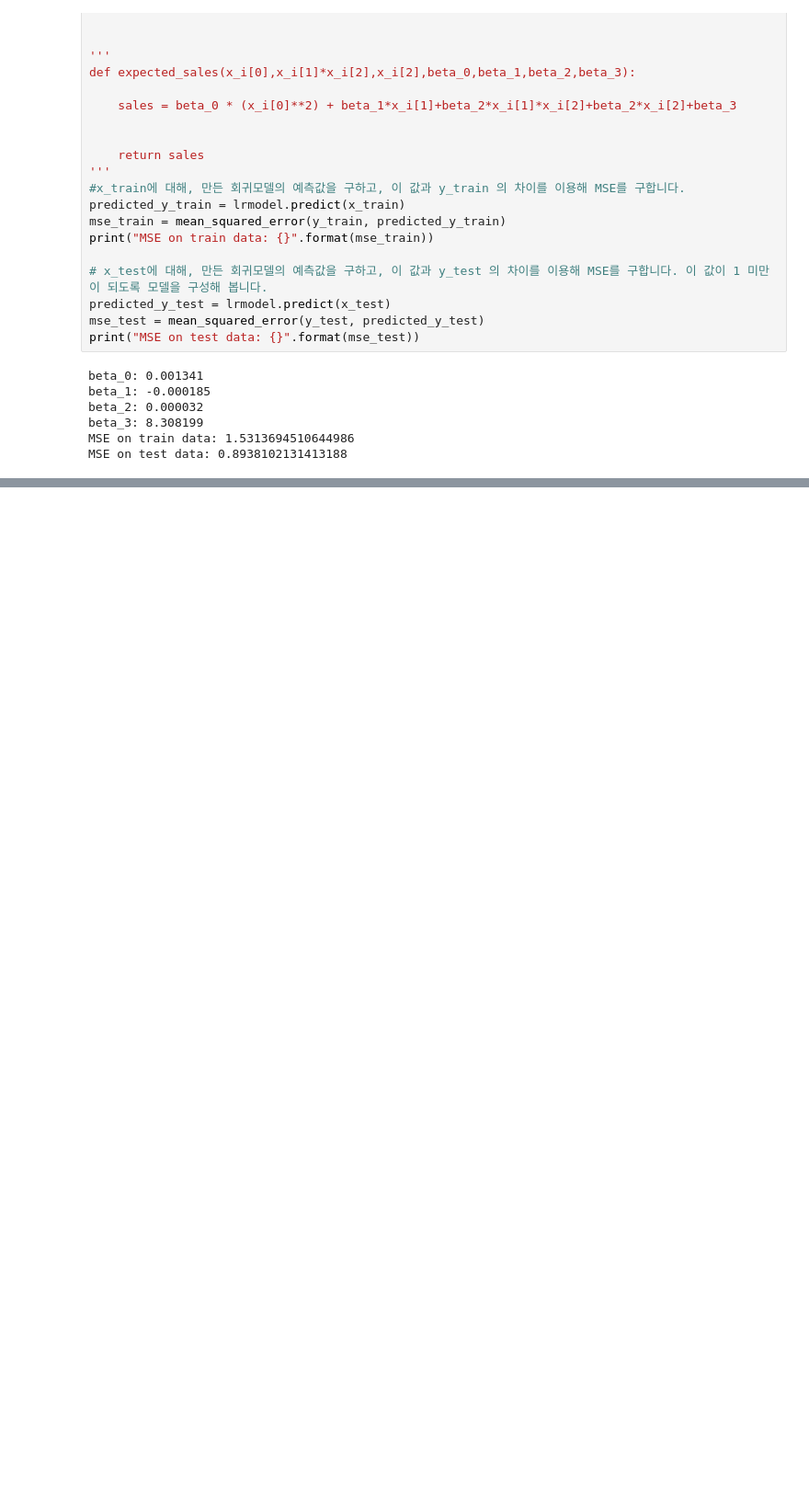
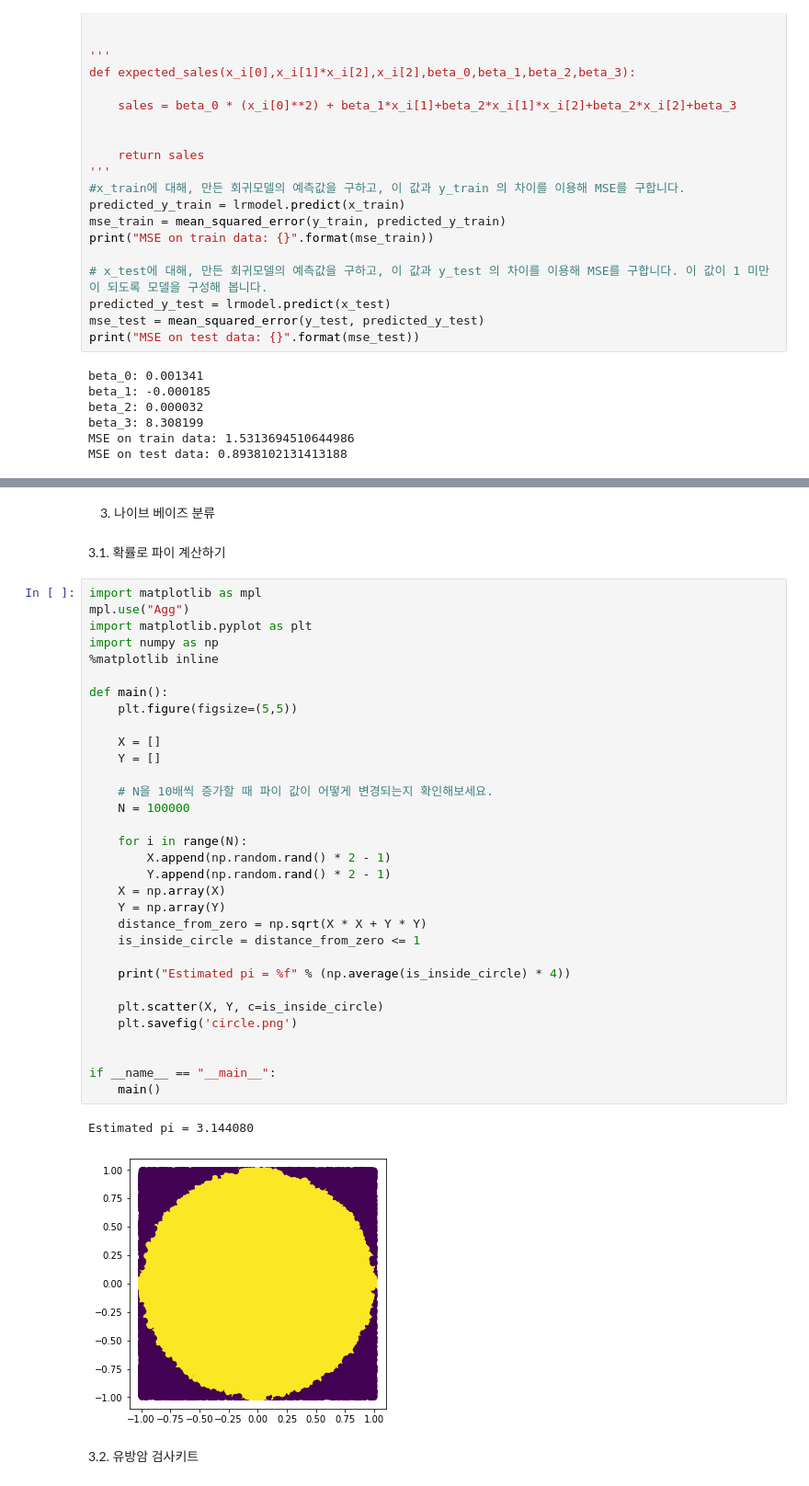
Before and after one commit to polariswon/polariswon, a Jupyter notebook: ML_basic_KO.ipynb, the cells around one changed output, grey strips where cells are left out. Shown: that part at 92% size. Cells and saved outputs as stored; diff of their text form; blank space fills up the shorter version.

```diff
--- a/ML_basic_KO.ipynb
+++ b/ML_basic_KO.ipynb
@@ -525,0 +608,41 @@ MSE on test data: 0.8938102131413188
+# %% [markdown]
+3. 나이브 베이즈 분류
+# %% [markdown]
+3.1. 확률로 파이 계산하기
+# %%
+import matplotlib as mpl
+mpl.use("Agg")
+import matplotlib.pyplot as plt
+import numpy as np
+%matplotlib inline
+
+def main():
+    plt.figure(figsize=(5,5))
+
+    X = []
+    Y = []
+
+    # N을 10배씩 증가할 때 파이 값이 어떻게 변경되는지 확인해보세요.
+    N = 100000
+
+    for i in range(N):
+        X.append(np.random.rand() * 2 - 1)
+        Y.append(np.random.rand() * 2 - 1)
+    X = np.array(X)
+    Y = np.array(Y)
+    distance_from_zero = np.sqrt(X * X + Y * Y)
+    is_inside_circle = distance_from_zero <= 1
+
+    print("Estimated pi = %f" % (np.average(is_inside_circle) * 4))
+
+    plt.scatter(X, Y, c=is_inside_circle)
+    plt.savefig('circle.png')
+
+
+if __name__ == "__main__":
+    main()
+# %% [output]
+Estimated pi = 3.144080
+[figure, added]
+# %% [markdown]
+3.2. 유방암 검사키트
```
Also changed, not shown: parts of 13 cells of this notebook.
